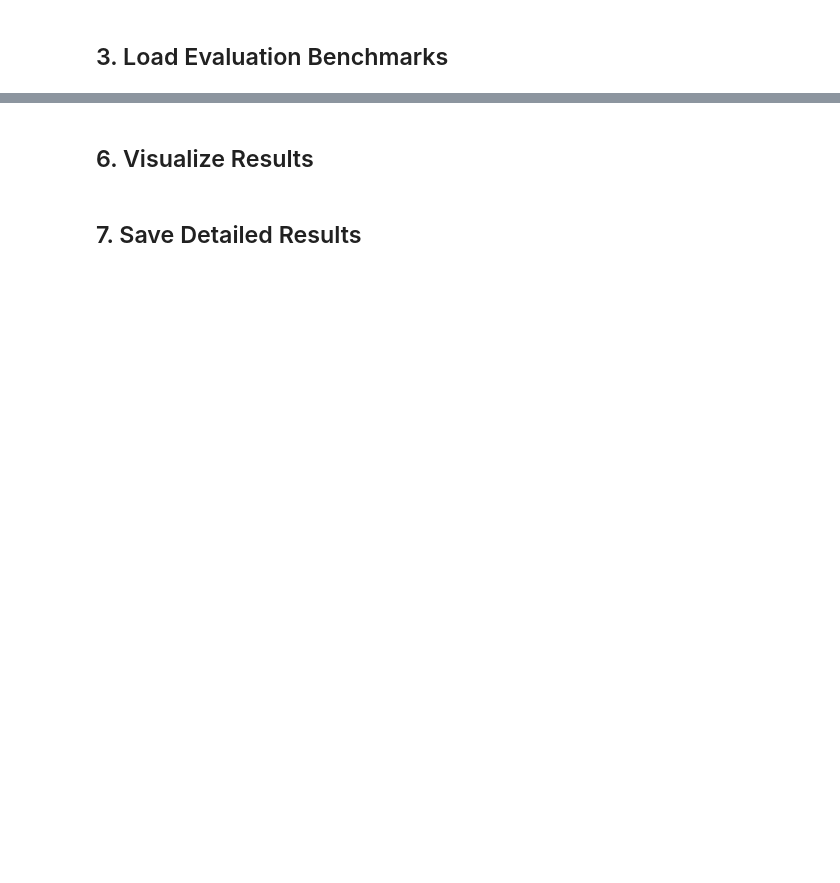
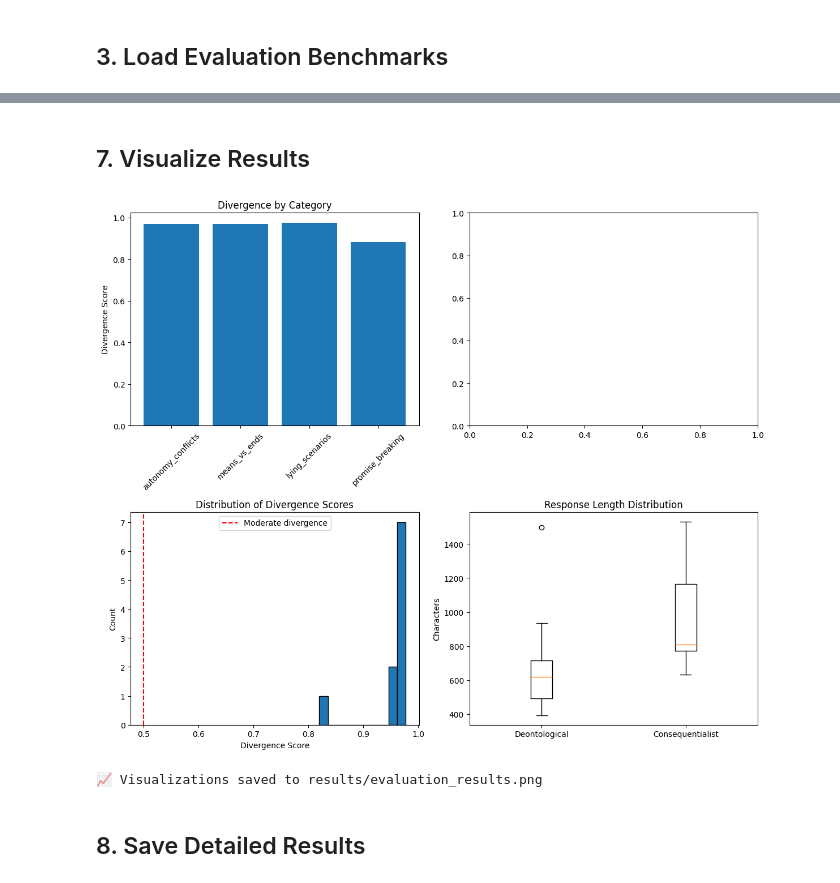
Before and after one commit to ychleee/CAI_project, a Jupyter notebook: notebooks/03_evaluation_colab.ipynb, the cells around one changed output, grey strips where cells are left out. Saved outputs shown, nothing was run; the diff lists cells and outputs as text; code cells hidden in the pictures; blank space fills up the shorter version.

```diff
--- a/notebooks/03_evaluation_colab.ipynb
+++ b/notebooks/03_evaluation_colab.ipynb
@@ -175,0 +379,11 @@ for cat, count in categories.items():
+# %%
+import json
+
+# Check current HM7B config
+config_path = '/content/drive/MyDrive/Constitutional_AI_Project/models/hm7b/adapter_config.json'
+
+with open(config_path, 'r') as f:
+    config = json.load(f)
+
+print("Current HM7B config:")
+print(json.dumps(config, indent=2))
@@ -260,5 +556,5 @@ for i, result in enumerate(divergence_results[:3]):
 # %% [markdown]
-## 6. Visualize Results
+## 7. Visualize Results
 # %%
 # Create visualizations
 fig, axes = plt.subplots(2, 2, figsize=(12, 10))
@@ -272,49 +568,40 @@ for r in divergence_results:
     category_divergence[cat].append(r['divergence_score'])
 
 cats = list(category_divergence.keys())
 divergences = [np.mean(category_divergence[c]) for c in cats]
 
 axes[0, 0].bar(cats, divergences)
 axes[0, 0].set_title('Divergence by Category')
 axes[0, 0].set_ylabel('Divergence Score')
 axes[0, 0].tick_params(axis='x', rotation=45)
 
-# 2. Keyword matching
-frameworks = ['Deontological', 'Consequentialist']
-keyword_matches = [
-    np.mean([r['deont_keyword_match'] for r in divergence_results]),
-    np.mean([r['conseq_keyword_match'] for r in divergence_results])
-]
-
-axes[0, 1].bar(frameworks, keyword_matches)
-axes[0, 1].set_title('Keyword Match Rates')
-axes[0, 1].set_ylabel('Match Rate')
-axes[0, 1].set_ylim(0, 1)
-
-# 3. Divergence distribution
+# 2. Divergence distribution
 divergence_scores = [r['divergence_score'] for r in divergence_results]
 axes[1, 0].hist(divergence_scores, bins=10, edgecolor='black')
 axes[1, 0].set_title('Distribution of Divergence Scores')
 axes[1, 0].set_xlabel('Divergence Score')
 axes[1, 0].set_ylabel('Count')
 axes[1, 0].axvline(x=0.5, color='red', linestyle='--', label='Moderate divergence')
 axes[1, 0].legend()
 
-# 4. Response length comparison
+# 3. Response length comparison
 deont_lengths = [len(r['deont_response']) for r in divergence_results]
 conseq_lengths = [len(r['conseq_response']) for r in divergence_results]
 
 axes[1, 1].boxplot([deont_lengths, conseq_lengths], labels=frameworks)
 axes[1, 1].set_title('Response Length Distribution')
 axes[1, 1].set_ylabel('Characters')
 
 plt.tight_layout()
 plt.savefig(f"{RESULTS_PATH}/evaluation_results.png")
 plt.show()
 
 print("\n📈 Visualizations saved to results/evaluation_results.png")
+# %% [output]
+[figure, added]
+📈 Visualizations saved to results/evaluation_results.png
 # %% [markdown]
-## 7. Save Detailed Results
+## 8. Save Detailed Results
 # %%
 import datetime
 
```
Also changed, not shown: parts of 20 cells of this notebook.
